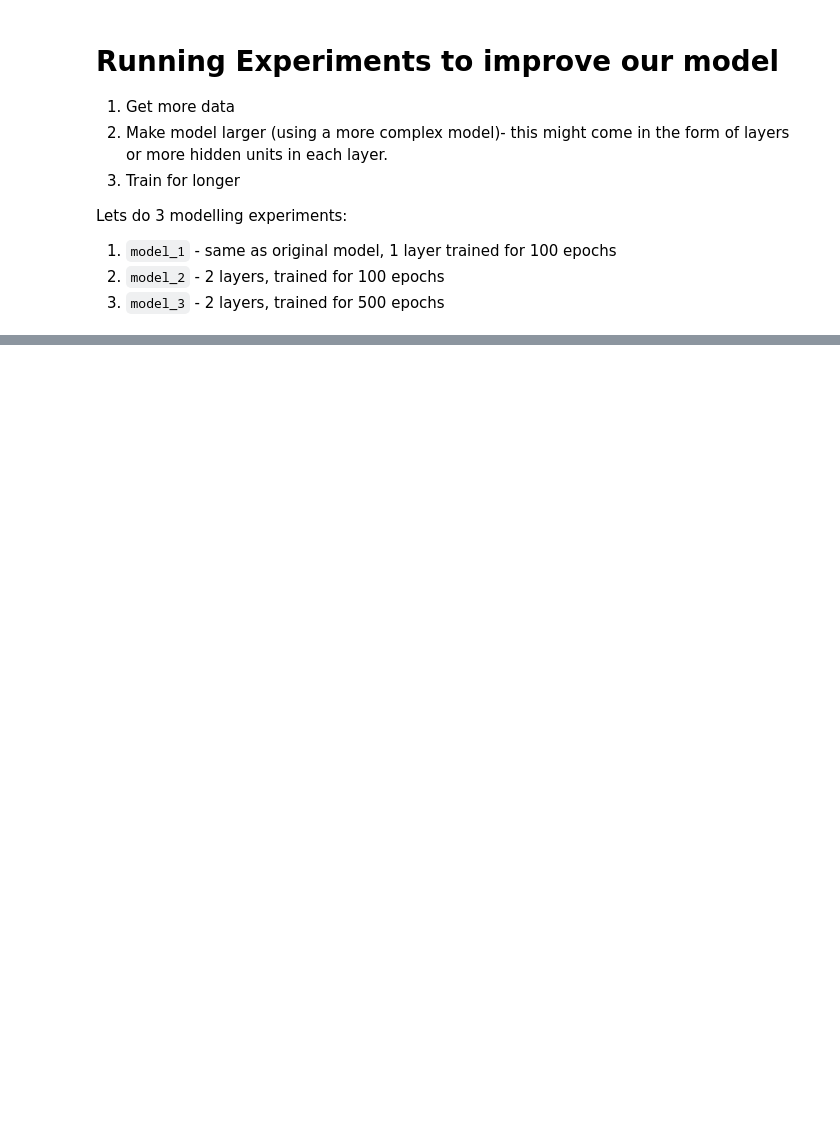
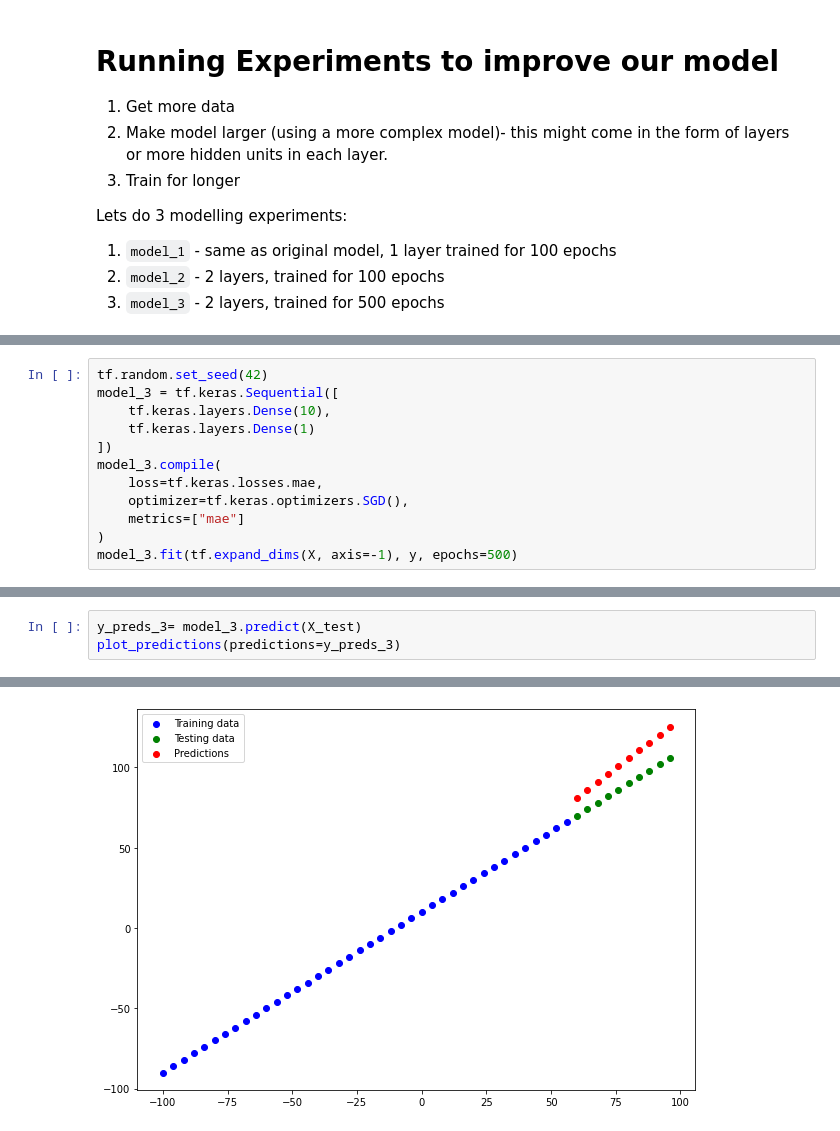
Before and after one commit to bassamadnan/tf-and-neural-network-regression, a Jupyter notebook: neural_network_regression_tf.ipynb, the cells around one changed output, grey strips where cells are left out. Drawn from its saved outputs; the diff is of its cells as text; blank space fills up the shorter version.

```diff
--- a/neural_network_regression_tf.ipynb
+++ b/neural_network_regression_tf.ipynb
@@ -368,0 +397,12 @@ Lets do 3 modelling experiments:
+# %%
+tf.random.set_seed(42)
+model_3 = tf.keras.Sequential([
+    tf.keras.layers.Dense(10),
+    tf.keras.layers.Dense(1)
+])
+model_3.compile(
+    loss=tf.keras.losses.mae,
+    optimizer=tf.keras.optimizers.SGD(),
+    metrics=["mae"]
+)
+model_3.fit(tf.expand_dims(X, axis=-1), y, epochs=500)
@@ -368,0 +428,4 @@ Lets do 3 modelling experiments:
+# %%
+y_preds_3= model_3.predict(X_test)
+plot_predictions(predictions=y_preds_3)
+# %% [output]
@@ -368,0 +434 @@ Lets do 3 modelling experiments:
+[figure, added]
```
Also changed, not shown: parts of 29 cells of this notebook.
